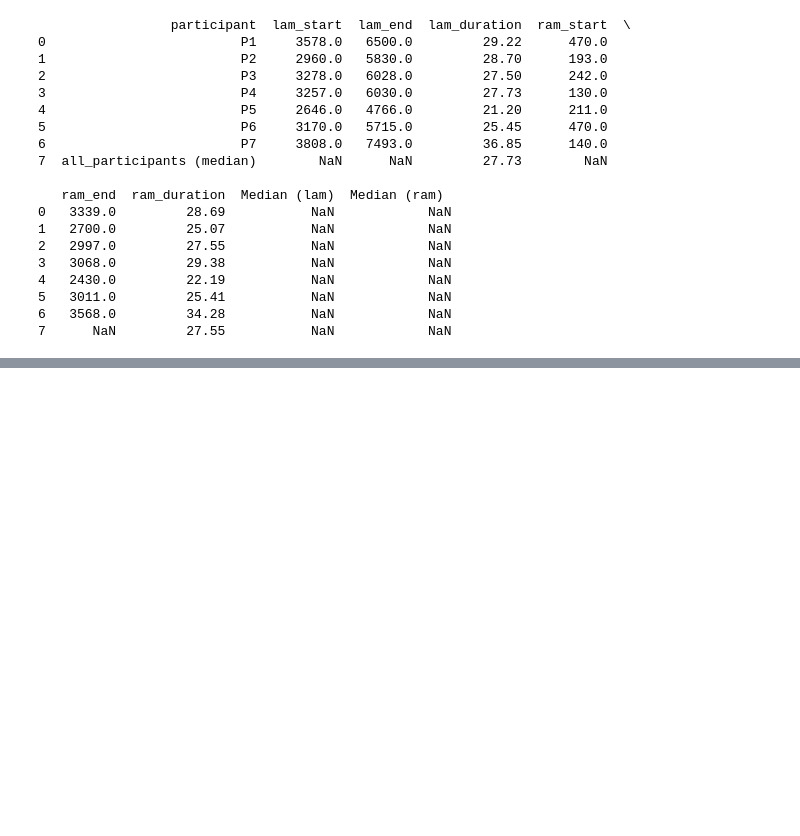
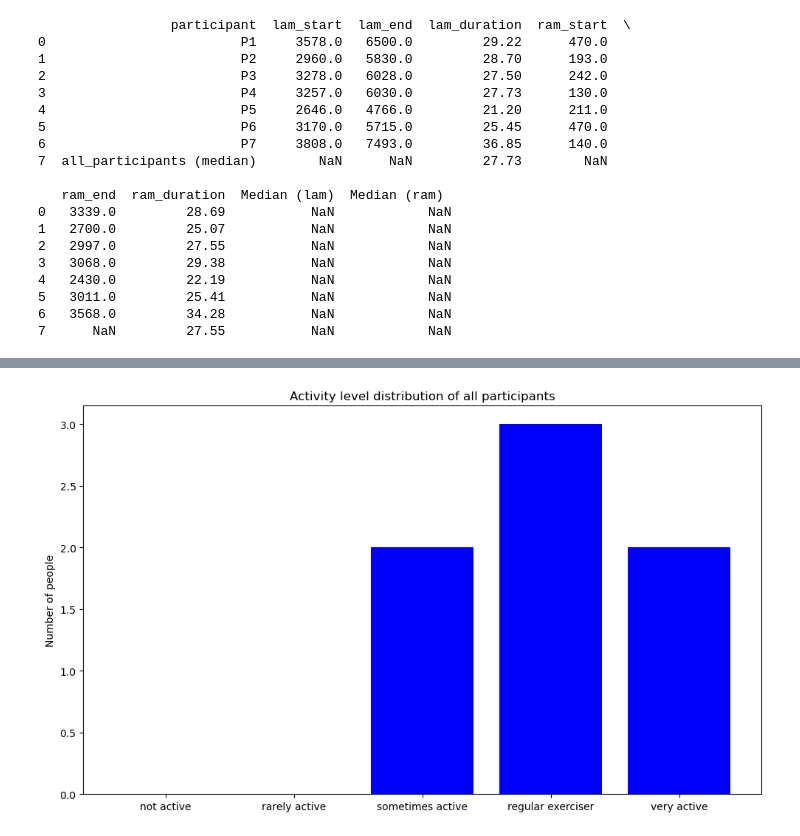
Before and after one commit to faufreiter/motion_capture, a Jupyter notebook: data/data_collection.ipynb, the cells around one changed output, grey strips where cells are left out. Saved outputs shown, nothing was run; the diff lists cells and outputs as text; code cells hidden in the pictures; blank space fills up the shorter version.

```diff
--- a/data/data_collection.ipynb
+++ b/data/data_collection.ipynb
@@ -231,0 +241,19 @@ plt.legend()
+# %%
+# Data for the bar plot
+labels = ['not active', 'rarely active', 'sometimes active', 'regular exerciser', 'very active']
+sizes = [0, 0, 2, 3, 2]
+
+# Creating the bar plot
+plt.figure(figsize=(10, 6))
+plt.bar(labels, sizes, color='blue')
+#plt.xlabel('Activity Levels')
+plt.ylabel('Number of people')
+plt.title('Activity level distribution of all participants')
+
+plt.tight_layout()
+#plt.savefig('activitylevel_allparticipants.jpg', format='jpg', dpi=300)  # 'dpi' specifies the resolution
+#CHANGE NAME if new jpg
+
+plt.show()
+# %% [output]
+[figure, added]
```
Also changed, not shown: parts of 3 cells of this notebook, 3 other files.
